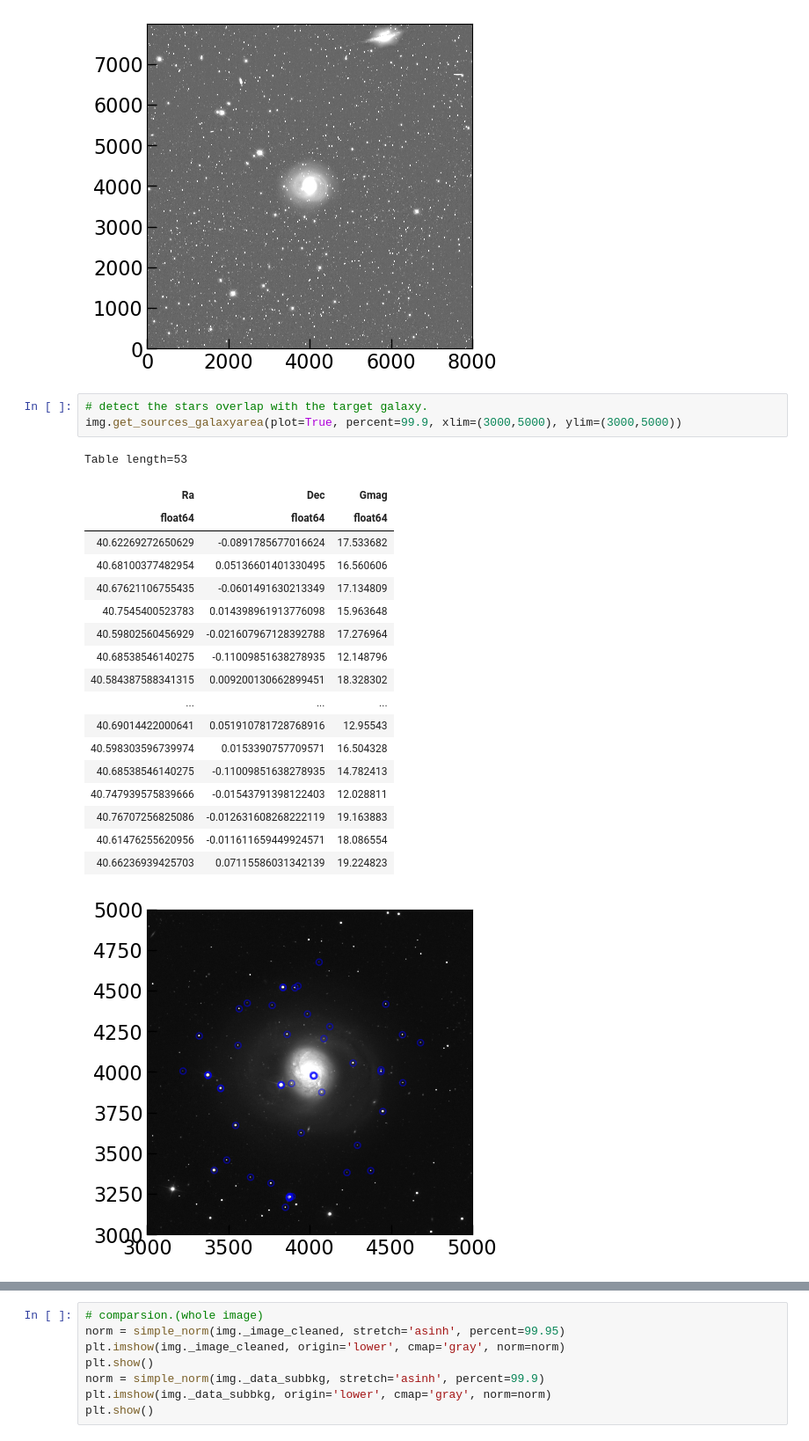
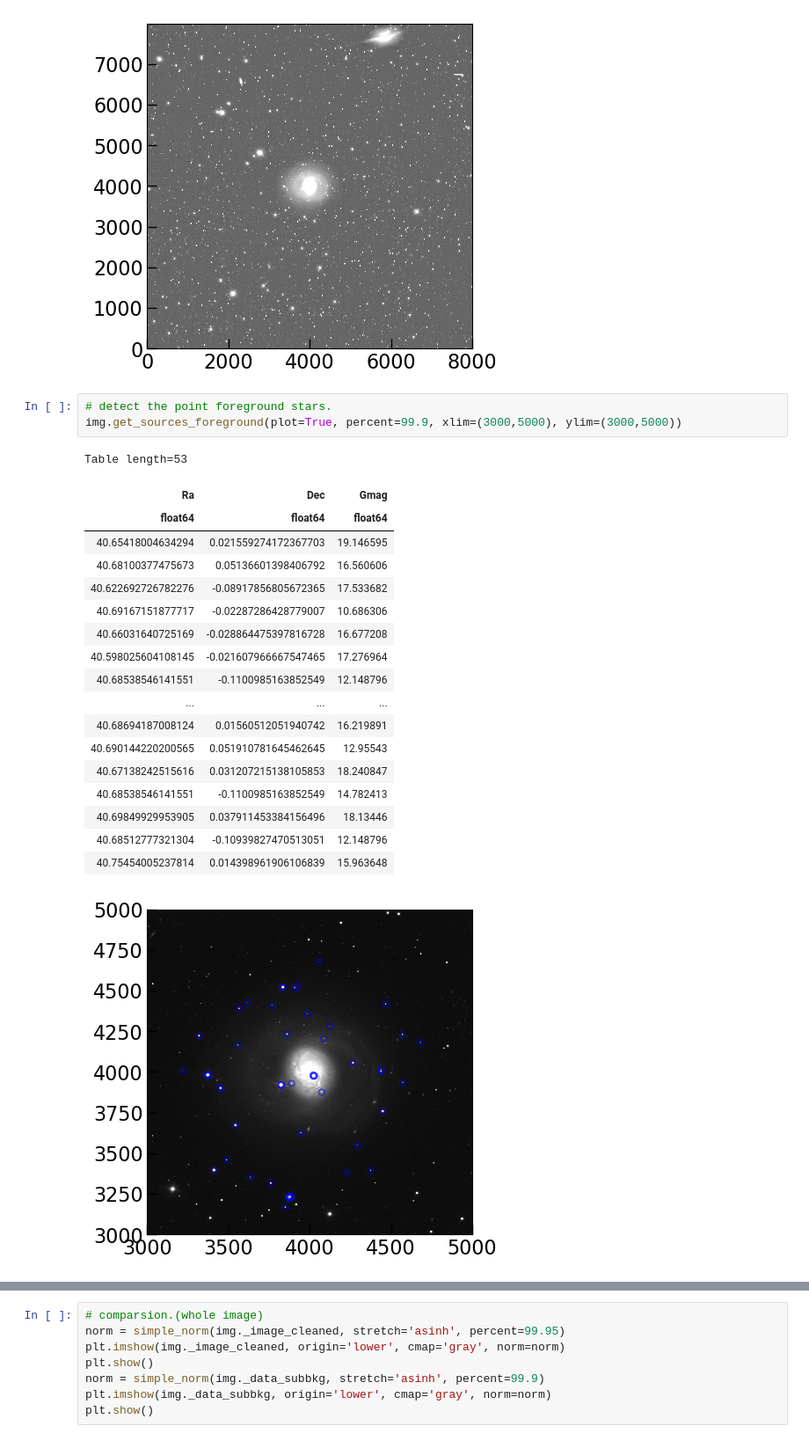
Before and after one commit to jyshangguan/pixsed, a Jupyter notebook: pixsed/demo_NGC1068_rband.ipynb, the cells around one changed output, grey strips where cells are left out. Shown at 88% size. Cells and saved outputs as stored; diff of their text form.

```diff
--- a/pixsed/demo_NGC1068_rband.ipynb
+++ b/pixsed/demo_NGC1068_rband.ipynb
@@ -61,27 +48,27 @@ plt.imshow(img._data_subbkg, origin='lower', cmap='gray', norm=norm)
 <matplotlib.image.AxesImage at 0x...>
 [figure]
 # %%
-# detect the stars overlap with the target galaxy.
-img.get_sources_galaxyarea(plot=True, percent=99.9, xlim=(3000,5000), ylim=(3000,5000))
+# detect the point foreground stars.
+img.get_sources_foreground(plot=True, percent=99.9, xlim=(3000,5000), ylim=(3000,5000))
 # %% [output]
 Table length=53
 | Ra | Dec | Gmag |
 | float64 | float64 | float64 |
-| 40.62269272650629 | -0.0891785677016624 | 17.533682 |
-| 40.68100377482954 | 0.05136601401330495 | 16.560606 |
-| 40.67621106755435 | -0.0601491630213349 | 17.134809 |
-| 40.7545400523783 | 0.014398961913776098 | 15.963648 |
-| 40.59802560456929 | -0.021607967128392788 | 17.276964 |
-| 40.68538546140275 | -0.11009851638278935 | 12.148796 |
-| 40.584387588341315 | 0.009200130662899451 | 18.328302 |
+| 40.65418004634294 | 0.021559274172367703 | 19.146595 |
+| 40.68100377475673 | 0.05136601398406792 | 16.560606 |
+| 40.622692726782276 | -0.08917856805672365 | 17.533682 |
+| 40.69167151877717 | -0.02287286428779007 | 10.686306 |
+| 40.66031640725169 | -0.028864475397816728 | 16.677208 |
+| 40.598025604108145 | -0.021607966667547465 | 17.276964 |
+| 40.68538546141551 | -0.1100985163852549 | 12.148796 |
 | ... | ... | ... |
-| 40.69014422000641 | 0.051910781728768916 | 12.95543 |
-| 40.598303596739974 | 0.0153390757709571 | 16.504328 |
-| 40.68538546140275 | -0.11009851638278935 | 14.782413 |
-| 40.747939575839666 | -0.01543791398122403 | 12.028811 |
-| 40.76707256825086 | -0.012631608268222119 | 19.163883 |
-| 40.61476255620956 | -0.011611659449924571 | 18.086554 |
-| 40.66236939425703 | 0.07115586031342139 | 19.224823 |
+| 40.68694187008124 | 0.01560512051940742 | 16.219891 |
+| 40.690144220200565 | 0.051910781645462645 | 12.95543 |
+| 40.67138242515616 | 0.031207215138105853 | 18.240847 |
+| 40.68538546141551 | -0.1100985163852549 | 14.782413 |
+| 40.69849929953905 | 0.037911453384156496 | 18.13446 |
+| 40.68512777321304 | -0.10939827470513051 | 12.148796 |
+| 40.75454005237814 | 0.014398961906106839 | 15.963648 |
 [figure]
 # %%
 # clean all the foreground stars.
```
Also changed, not shown: parts of 8 cells of this notebook.
